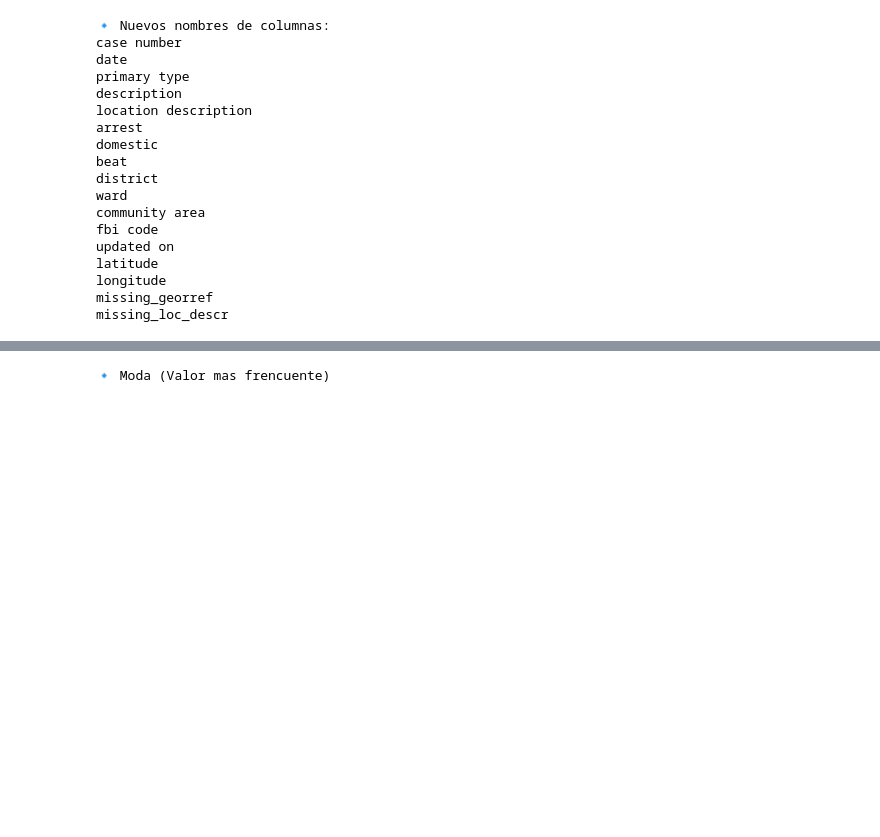
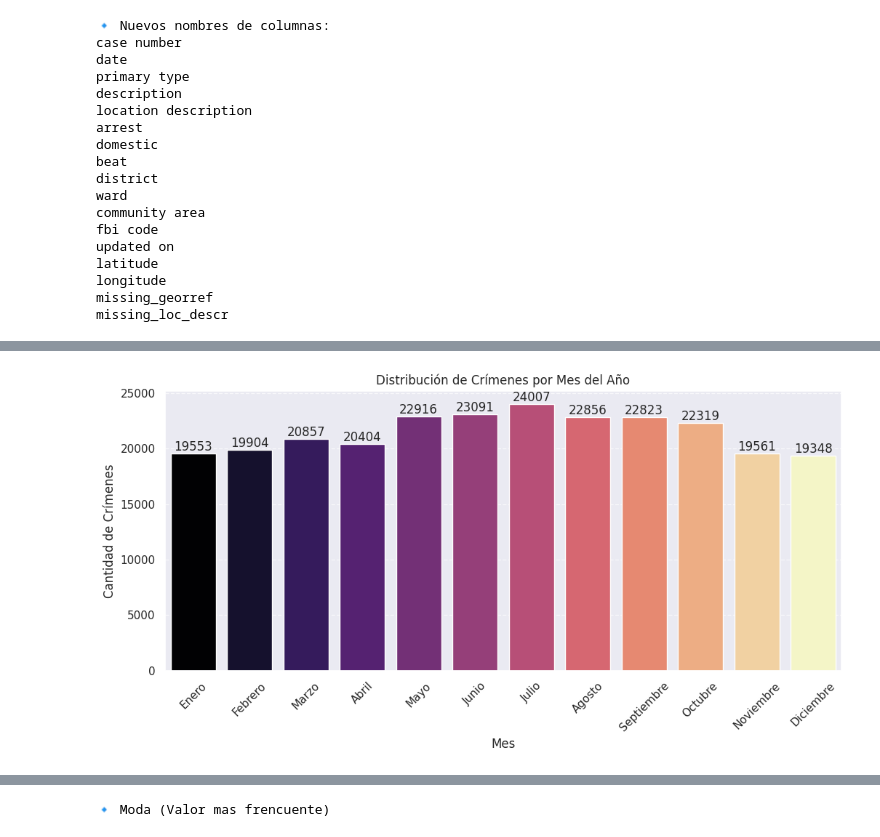
Before and after one commit to mbarquienero/Analisis_de_datos, a Jupyter notebook: chicago_crimenes.ipynb, the cells around one changed output, grey strips where cells are left out. Cells and saved outputs as stored; diff of their text form; code cells hidden in the pictures; blank space fills up the shorter version.

Commit message:
WIP reestructuración del notebook para presentación, hecho al 90%

```diff
--- a/chicago_crimenes.ipynb
+++ b/chicago_crimenes.ipynb
@@ -1226,0 +1219,26 @@ dtype: float64
+# %%
+# Generamos las variables requeridas para poder responder
+df["hora"] = df["date"].dt.hour
+df["dia_semana"] = df["date"].dt.day_name()
+df["mes"] = df["date"].dt.month
+# %%
+# distribución de las cantidades de crímenes a lo largo del año - por mes
+fig, ax = plt.subplots(figsize=(12, 5))
+sns.countplot(df, x="mes", hue="mes", palette="magma", legend=False, ax=ax)
+
+ax.set_title("Distribución de Crímenes por Mes del Año")
+ax.set_xlabel("Mes")
+ax.set_ylabel("Cantidad de Crímenes")
+ax.set_xticks(
+    range(0, 12),
+    ["Enero", "Febrero", "Marzo", "Abril", "Mayo", "Junio", "Julio", "Agosto", "Septiembre", "Octubre", "Noviembre", "Diciembre"],
+    rotation=45
+)
+ax.grid(axis='y', linestyle='--', alpha=0.7)
+
+for container in ax.containers:
+    ax.bar_label(container)
+
+plt.show()
+# %% [output]
+[figure, added]
```
Also changed, not shown: parts of 57 cells of this notebook, 1 other file.
